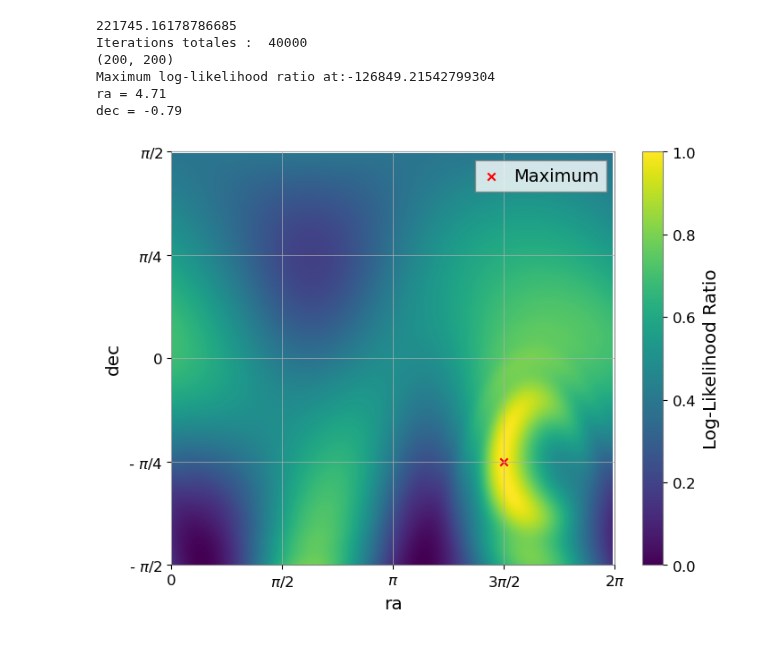
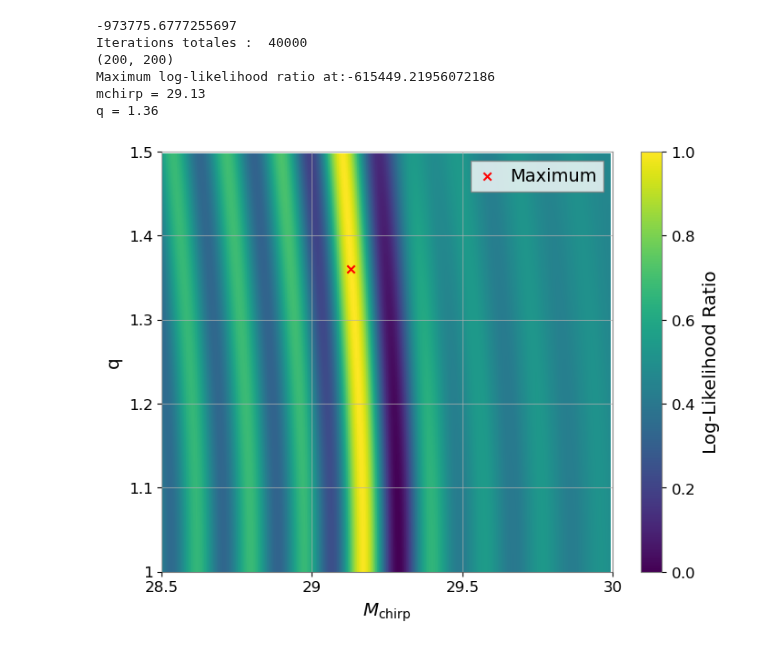
Before and after one commit to Glorieux-Victor/Internship_Victor_CBC_ET, a Jupyter notebook: code_Adrian/MLE_pipeline/src/plots_correlations.ipynb, the cells around one changed output. Cells and saved outputs as stored; diff of their text form; code cells hidden in the pictures.

Commit message:
new plots for explenations

```diff
--- a/code_Adrian/MLE_pipeline/src/plots_correlations.ipynb
+++ b/code_Adrian/MLE_pipeline/src/plots_correlations.ipynb
@@ -27,48 +27,61 @@ cbc_params = {
             'eccentricity': 0,
             # Paramètres extrinsèques
             #'ra': 1.37, 'dec': -1.26, 'distance': 1000,
             'ra': 3*(np.pi/2), 'dec': -np.pi/4, 'distance': 1000,
             'polarization': 2.76, 'inclination': (3*np.pi)/4,
             'tc': 3.1 , 'coa_phase': 0}
 
+cbc_params = {
+              'mass1': 38.6,
+              'mass2': 29.3,
+              'spin1x': 0., 'spin2x': 0.,  'spin1y': 0., 'spin2y': 0.,  'spin1z': 0, 'spin2z': 0,
+              'eccentricity': 0,
+              'ra': 1.37, 'dec': -1.26, 'distance': 500,
+              'polarization': 2.76, 'inclination': 0,
+              'tc': 3.1 , 'coa_phase': 0.3,
+              'approximant': 'IMRPhenomXPHM',
+              'f_lower': 5
+                }
+
+
 model, log_noise_likelihood_from_SNR, signal = generation_signal.generation_signal_GW(cbc_params,sample_rate,
                                                                               fmin,noise=False,print_snr=False)
 
-bounds_x = {"minx" : 0, "maxx" : 2*np.pi} #ra
-xticks = {"values" : [0, np.pi/2, np.pi, 3*np.pi/2, 2*np.pi], "labels" : [r'0', r'$\pi$/2', r'$\pi$', r'3$\pi$/2', r'2$\pi$']} #ra
-bounds_y = {"miny" : -np.pi/2, "maxy" : np.pi/2} #dec
-yticks = {"values" : [-np.pi/2, -np.pi/4, 0, np.pi/4, np.pi/2], "labels" : [r'- $\pi$/2', r'- $\pi$/4', r'0', r'$\pi$/4', r'$\pi$/2']} #dec
+#bounds_x = {"minx" : 0, "maxx" : 2*np.pi} #ra
+#xticks = {"values" : [0, np.pi/2, np.pi, 3*np.pi/2, 2*np.pi], "labels" : [r'0', r'$\pi$/2', r'$\pi$', r'3$\pi$/2', r'2$\pi$']} #ra
+#bounds_y = {"miny" : -np.pi/2, "maxy" : np.pi/2} #dec
+#yticks = {"values" : [-np.pi/2, -np.pi/4, 0, np.pi/4, np.pi/2], "labels" : [r'- $\pi$/2', r'- $\pi$/4', r'0', r'$\pi$/4', r'$\pi$/2']} #dec
 #bounds_y = {"miny" : 0, "maxy" : np.pi} #incl
 #yticks = {"values" : [0, np.pi/4, np.pi/2, (3*np.pi)/4, np.pi], "labels" : [r'0', r'$\pi$/4', r'$\pi$/2', r'3$\pi$/4', r'$\pi$']} #incl
 # bounds_x = {"minx" :30, "maxx" : 45} #mass1
 # xticks = {"values" : [30, 33, 36, 39, 42, 45], "labels" : ['30','33', '36', '39', '42', '45']} #mass1
 #bounds_y = {"miny" : 1, "maxy" : 5} #tc
 #yticks = {"values" : [1, 2, 3, 4, 5, 6], "labels" : ['1', '2', '3', '4', '5', '6']} #tc
-#bounds_x = {"minx" :20, "maxx" : 35} #chirp
-#xticks = {"values" : [20, 23, 26, 29, 32, 35], "labels" : ['20','23', '26', '29', '32', '35']} #chirp
-# bounds_y = {"miny" : 0.8, "maxy" : 1.8} #q
-# yticks = {"values" : [0.8, 1, 1.2, 1.4, 1.6, 1.8], "labels" : ['0.8', '1', '1.2', '1.4', '1.6', '1.8']} #q
+bounds_x = {"minx" :28.5, "maxx" : 30} #chirp
+xticks = {"values" : [28.5, 29, 29.5, 30], "labels" : ['28.5','29', '29.5', '30']} #chirp
+bounds_y = {"miny" : 1, "maxy" : 1.5} #q
+yticks = {"values" : [1, 1.1, 1.2, 1.3, 1.4, 1.5], "labels" : ['1', '1.1','1.2', '1.3', '1.4', '1.5']} #q
 #bounds_x = {"minx" : 0, "maxx" : 1} #spinz
 #bounds_y = {"miny" : 0, "maxy" : 1} #spinz
 
 
 #bounds_x = {"minx" : 1, "maxx" : 5000}
 #bounds_y = {"miny" : 1, "maxy" : 5}
 model.update(**cbc_params)
 print(model.loglr)
 bounds_color = None
 #bounds_color = {"inf" : -2000, "sup" : model.loglr}
 div = 200
-plot_correlation_2_params(model,cbc_params,param_x_name='ra',param_y_name='dec',range_x=1,range_y=1,ech_x=(bounds_x["maxx"] - bounds_x["minx"])/div,ech_y=(bounds_y["maxy"] - bounds_y["miny"])/div,
-                          x_label=r'ra',y_label=r'dec',bounds_y=bounds_y,bounds_x=bounds_x,xticks=xticks,yticks=yticks, bounds_color=bounds_color)
+plot_correlation_2_params(model,cbc_params,param_x_name='mchirp',param_y_name='q',range_x=1,range_y=1,ech_x=(bounds_x["maxx"] - bounds_x["minx"])/div,ech_y=(bounds_y["maxy"] - bounds_y["miny"])/div,
+                          x_label=r'$M_\text{chirp}$',y_label=r'q',bounds_y=bounds_y,bounds_x=bounds_x,xticks=xticks,yticks=yticks, bounds_color=bounds_color)
 # %% [output]
-221745.16178786685
+-973775.6777255697
 Iterations totales :  40000
 (200, 200)
-Maximum log-likelihood ratio at:-126849.21542799304
-ra = 4.71
-dec = -0.79
+Maximum log-likelihood ratio at:-615449.21956072186
+mchirp = 29.13
+q = 1.36
-[figure, old version]
+[figure, new version]
 # %%
 import generation_signal
 
```
Also changed, not shown: 12 other files.
